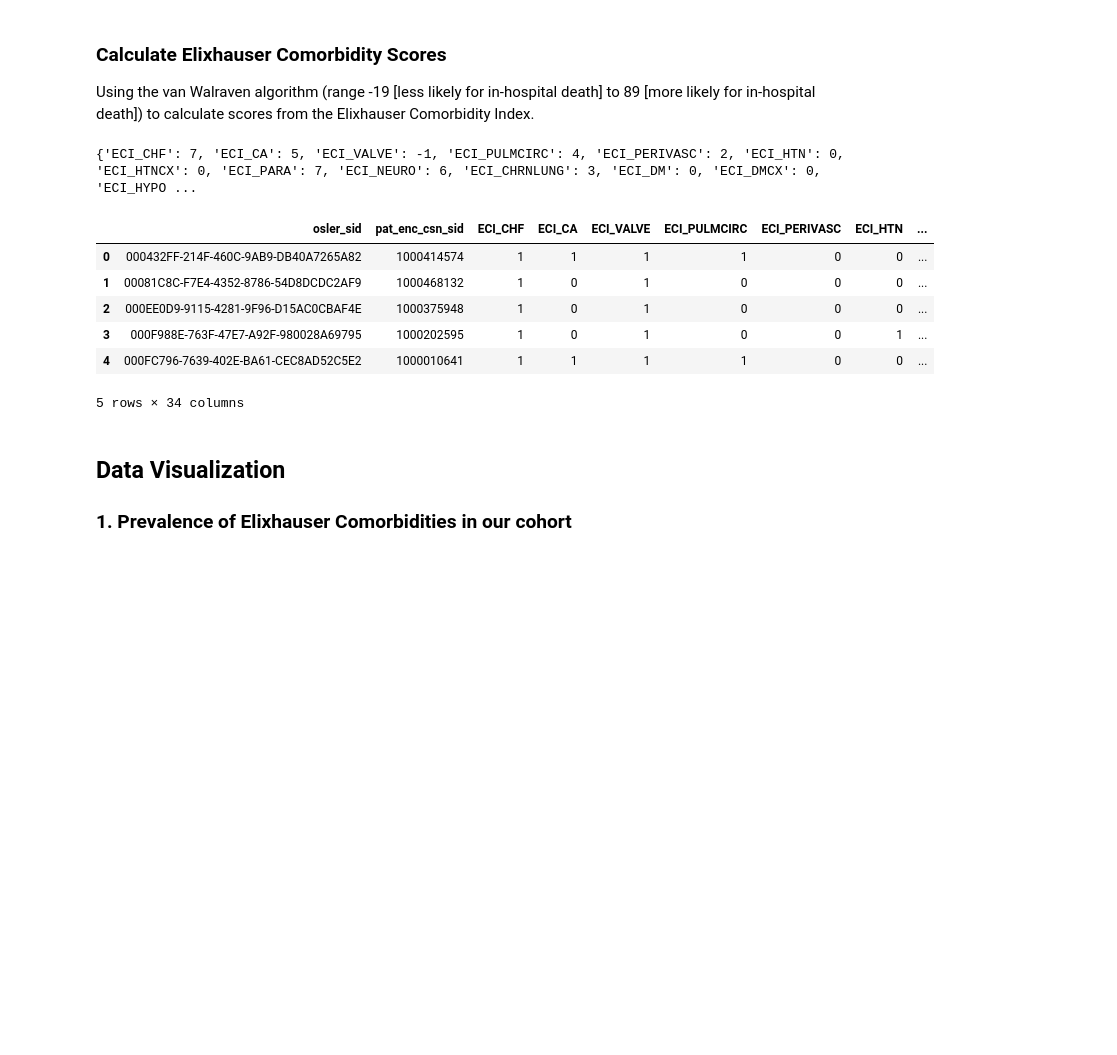
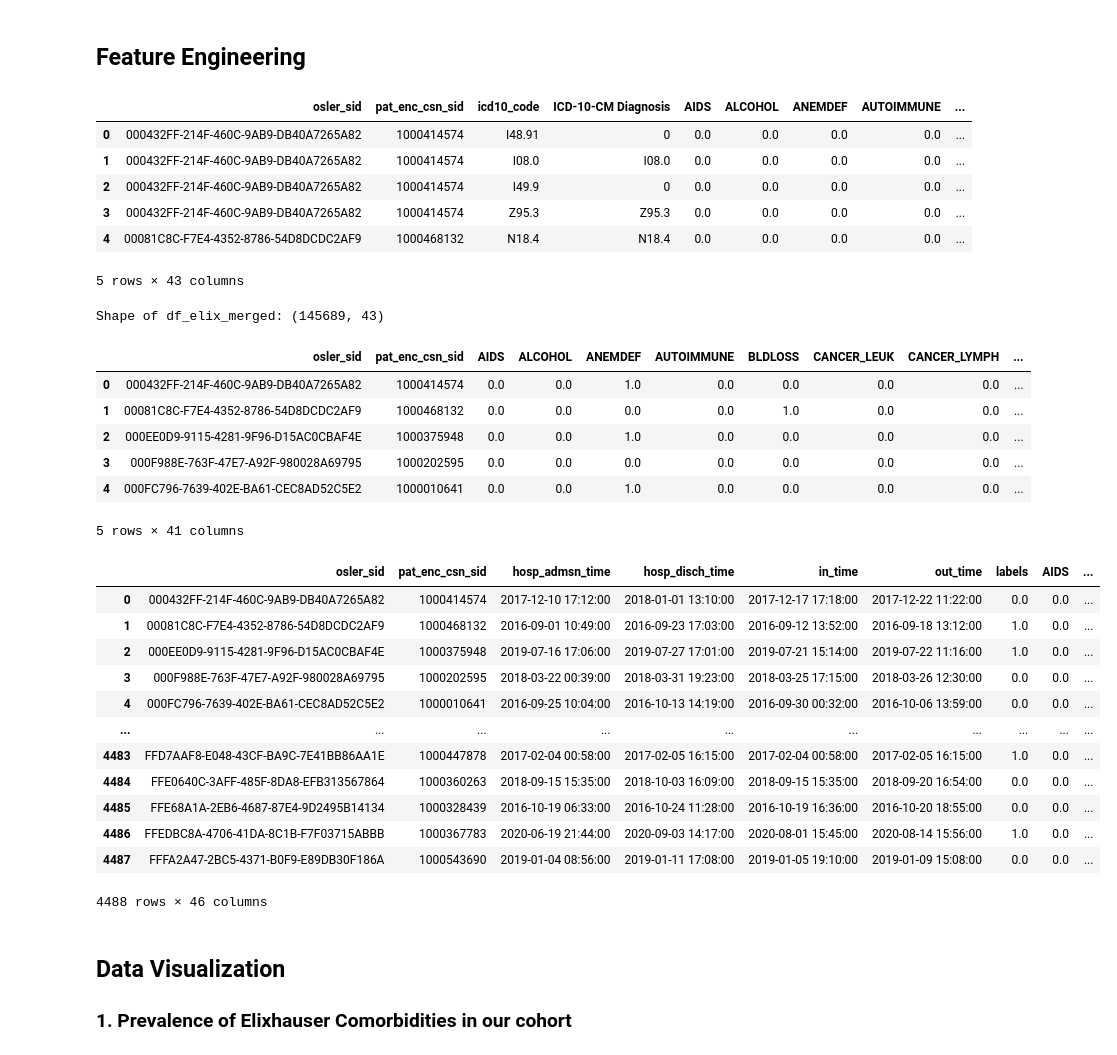
Before and after one commit to vina2329/ICU-readmissions-prediction, a Jupyter notebook: PMAP_Comorbidity_Vina.ipynb, the cells around one changed output. Saved outputs shown, nothing was run; the diff lists cells and outputs as text; code cells hidden in the pictures; blank space fills up the shorter version.

```diff
--- a/PMAP_Comorbidity_Vina.ipynb
+++ b/PMAP_Comorbidity_Vina.ipynb
@@ -97,0 +45,4 @@ def charl_comor(df_orig):
+# %%
+# change icd10 codes in the ahrq_elix dataframe to the standard formatting (a period following three characters)
+ahrq_elix['ICD-10-CM Diagnosis'] = ahrq_elix['ICD-10-CM Diagnosis'].apply(lambda x: x[:3]+'.'+x[3:])
+ahrq_elix = ahrq_elix.drop(['ICD-10-CM Code Description','# Comorbidities'], axis = 1)
@@ -155,21 +89,0 @@ df_elix.head()
-# %% [markdown]
-### Calculate Elixhauser Comorbidity Scores
-Using the van Walraven algorithm (range -19 [less likely for in-hospital death] to 89 [more likely for in-hospital death]) to calculate scores from the Elixhauser Comorbidity Index.
-# %%
-keys = df_elix.columns[2:]
-values = [7,5,-1,4,2,0,0,7,6,3,0,0,0,5,11,0,0,9,12,4,0,3,-4,6,5,-2,-2,0,-7,0,-3]
-score_dict = dict(zip(keys, values))
-print(score_dict)
-
-elix_score = df_elix.iloc[:, 2:].mul(score_dict).sum(axis = 1)
-df_elix['Score'] = elix_score
-df_elix.head()
-# %% [output]
-{'ECI_CHF': 7, 'ECI_CA': 5, 'ECI_VALVE': -1, 'ECI_PULMCIRC': 4, 'ECI_PERIVASC': 2, 'ECI_HTN': 0, 'ECI_HTNCX': 0, 'ECI_PARA': 7, 'ECI_NEURO': 6, 'ECI_CHRNLUNG': 3, 'ECI_DM': 0, 'ECI_DMCX': 0, 'ECI_HYPO ...
-|  | osler_sid | pat_enc_csn_sid | ECI_CHF | ECI_CA | ECI_VALVE | ECI_PULMCIRC | ECI_PERIVASC | ECI_HTN | ... |
-| 0 | 000432FF-214F-460C-9AB9-DB40A7265A82 | 1000414574 | 1 | 1 | 1 | 1 | 0 | 0 | ... |
-| 1 | 00081C8C-F7E4-4352-8786-54D8DCDC2AF9 | 1000468132 | 1 | 0 | 1 | 0 | 0 | 0 | ... |
-| 2 | 000EE0D9-9115-4281-9F96-D15AC0CBAF4E | 1000375948 | 1 | 0 | 1 | 0 | 0 | 0 | ... |
-| 3 | 000F988E-763F-47E7-A92F-980028A69795 | 1000202595 | 1 | 0 | 1 | 0 | 0 | 1 | ... |
-| 4 | 000FC796-7639-402E-BA61-CEC8AD52C5E2 | 1000010641 | 1 | 1 | 1 | 1 | 0 | 0 | ... |
-5 rows × 34 columns
@@ -180,3 +90,49 @@ df_comor_features.to_csv('comorbidity_features.csv', index = False)
+# %% [markdown]
+## Feature Engineering
+# %%
+# Merge icd10 codes for each hospital stay and elixhauser index
+df_elix_merged = pd.merge(left = df_all_icd10, right = ahrq_elix, how = 'left', left_on = 'icd10_code', right_on = 'ICD-10-CM Diagnosis').fillna(0)
+display(df_elix_merged.head())
+print('Shape of df_elix_merged: ' + str(df_elix_merged.shape))
+
+# Groupby each hospital stay
+grouped = df_elix_merged.groupby(['osler_sid','pat_enc_csn_sid'], as_index = False)[df_elix_merged.columns[4:]].agg('max')
+display(grouped.head())
+
+# Merge w/ CHF_hosp_stays file
+elix_features = pd.merge(left = CHF_hosp_icu_stays, right = grouped, on = ['osler_sid','pat_enc_csn_sid'], how = 'left')
+display(elix_features)
+
+elix_features.to_csv('comorbidity_features.csv', index = False)
+# %% [output]
+|  | osler_sid | pat_enc_csn_sid | icd10_code | ICD-10-CM Diagnosis | AIDS | ALCOHOL | ANEMDEF | AUTOIMMUNE | ... |
+| 0 | 000432FF-214F-460C-9AB9-DB40A7265A82 | 1000414574 | I48.91 | 0 | 0.0 | 0.0 | 0.0 | 0.0 | ... |
+| 1 | 000432FF-214F-460C-9AB9-DB40A7265A82 | 1000414574 | I08.0 | I08.0 | 0.0 | 0.0 | 0.0 | 0.0 | ... |
+| 2 | 000432FF-214F-460C-9AB9-DB40A7265A82 | 1000414574 | I49.9 | 0 | 0.0 | 0.0 | 0.0 | 0.0 | ... |
+| 3 | 000432FF-214F-460C-9AB9-DB40A7265A82 | 1000414574 | Z95.3 | Z95.3 | 0.0 | 0.0 | 0.0 | 0.0 | ... |
+| 4 | 00081C8C-F7E4-4352-8786-54D8DCDC2AF9 | 1000468132 | N18.4 | N18.4 | 0.0 | 0.0 | 0.0 | 0.0 | ... |
+5 rows × 43 columns
+Shape of df_elix_merged: (145689, 43)
+|  | osler_sid | pat_enc_csn_sid | AIDS | ALCOHOL | ANEMDEF | AUTOIMMUNE | BLDLOSS | CANCER_LEUK | CANCER_LYMPH | ... |
+| 0 | 000432FF-214F-460C-9AB9-DB40A7265A82 | 1000414574 | 0.0 | 0.0 | 1.0 | 0.0 | 0.0 | 0.0 | 0.0 | ... |
+| 1 | 00081C8C-F7E4-4352-8786-54D8DCDC2AF9 | 1000468132 | 0.0 | 0.0 | 0.0 | 0.0 | 1.0 | 0.0 | 0.0 | ... |
+| 2 | 000EE0D9-9115-4281-9F96-D15AC0CBAF4E | 1000375948 | 0.0 | 0.0 | 1.0 | 0.0 | 0.0 | 0.0 | 0.0 | ... |
+| 3 | 000F988E-763F-47E7-A92F-980028A69795 | 1000202595 | 0.0 | 0.0 | 0.0 | 0.0 | 0.0 | 0.0 | 0.0 | ... |
+| 4 | 000FC796-7639-402E-BA61-CEC8AD52C5E2 | 1000010641 | 0.0 | 0.0 | 1.0 | 0.0 | 0.0 | 0.0 | 0.0 | ... |
+5 rows × 41 columns
+|  | osler_sid | pat_enc_csn_sid | hosp_admsn_time | hosp_disch_time | in_time | out_time | labels | AIDS | ... |
+| 0 | 000432FF-214F-460C-9AB9-DB40A7265A82 | 1000414574 | 2017-12-10 17:12:00 | 2018-01-01 13:10:00 | 2017-12-17 17:18:00 | 2017-12-22 11:22:00 | 0.0 | 0.0 | ... |
+| 1 | 00081C8C-F7E4-4352-8786-54D8DCDC2AF9 | 1000468132 | 2016-09-01 10:49:00 | 2016-09-23 17:03:00 | 2016-09-12 13:52:00 | 2016-09-18 13:12:00 | 1.0 | 0.0 | ... |
+| 2 | 000EE0D9-9115-4281-9F96-D15AC0CBAF4E | 1000375948 | 2019-07-16 17:06:00 | 2019-07-27 17:01:00 | 2019-07-21 15:14:00 | 2019-07-22 11:16:00 | 1.0 | 0.0 | ... |
+| 3 | 000F988E-763F-47E7-A92F-980028A69795 | 1000202595 | 2018-03-22 00:39:00 | 2018-03-31 19:23:00 | 2018-03-25 17:15:00 | 2018-03-26 12:30:00 | 0.0 | 0.0 | ... |
+| 4 | 000FC796-7639-402E-BA61-CEC8AD52C5E2 | 1000010641 | 2016-09-25 10:04:00 | 2016-10-13 14:19:00 | 2016-09-30 00:32:00 | 2016-10-06 13:59:00 | 0.0 | 0.0 | ... |
+| ... | ... | ... | ... | ... | ... | ... | ... | ... | ... |
+| 4483 | FFD7AAF8-E048-43CF-BA9C-7E41BB86AA1E | 1000447878 | 2017-02-04 00:58:00 | 2017-02-05 16:15:00 | 2017-02-04 00:58:00 | 2017-02-05 16:15:00 | 1.0 | 0.0 | ... |
+| 4484 | FFE0640C-3AFF-485F-8DA8-EFB313567864 | 1000360263 | 2018-09-15 15:35:00 | 2018-10-03 16:09:00 | 2018-09-15 15:35:00 | 2018-09-20 16:54:00 | 0.0 | 0.0 | ... |
+| 4485 | FFE68A1A-2EB6-4687-87E4-9D2495B14134 | 1000328439 | 2016-10-19 06:33:00 | 2016-10-24 11:28:00 | 2016-10-19 16:36:00 | 2016-10-20 18:55:00 | 0.0 | 0.0 | ... |
+| 4486 | FFEDBC8A-4706-41DA-8C1B-F7F03715ABBB | 1000367783 | 2020-06-19 21:44:00 | 2020-09-03 14:17:00 | 2020-08-01 15:45:00 | 2020-08-14 15:56:00 | 1.0 | 0.0 | ... |
+| 4487 | FFFA2A47-2BC5-4371-B0F9-E89DB30F186A | 1000543690 | 2019-01-04 08:56:00 | 2019-01-11 17:08:00 | 2019-01-05 19:10:00 | 2019-01-09 15:08:00 | 0.0 | 0.0 | ... |
+4488 rows × 46 columns
 # %% [markdown]
 ## Data Visualization
 ### 1. Prevalence of Elixhauser Comorbidities in our cohort
```
Also changed, not shown: parts of 26 cells of this notebook.
